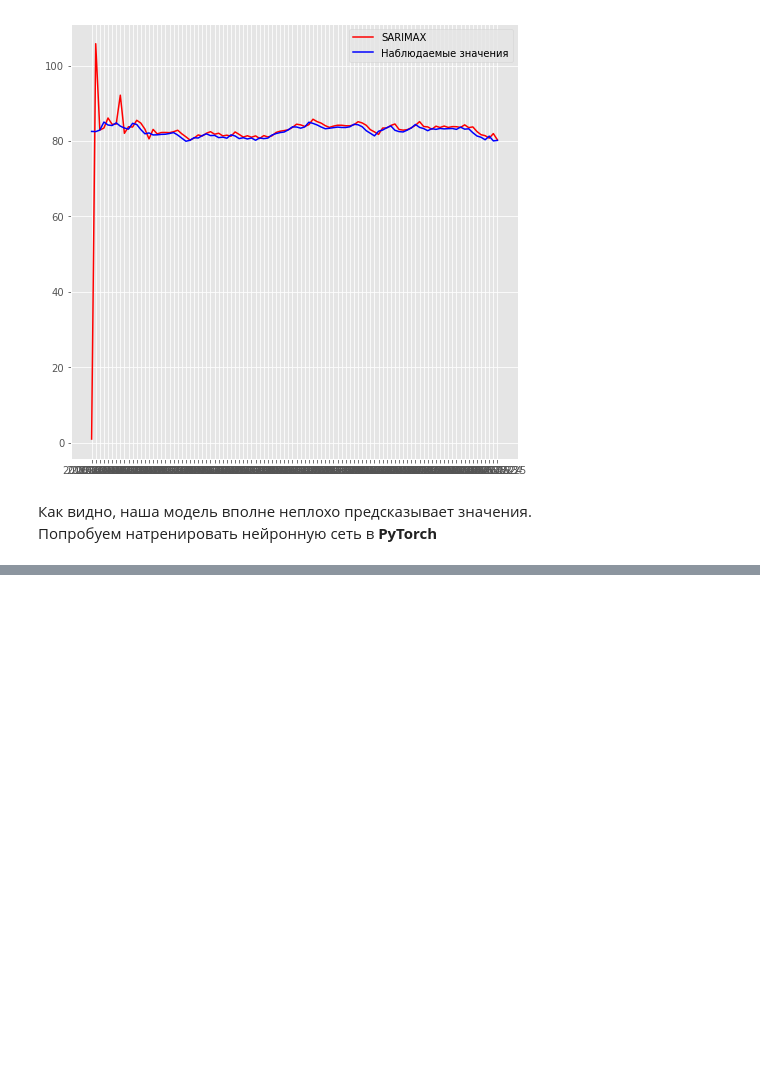
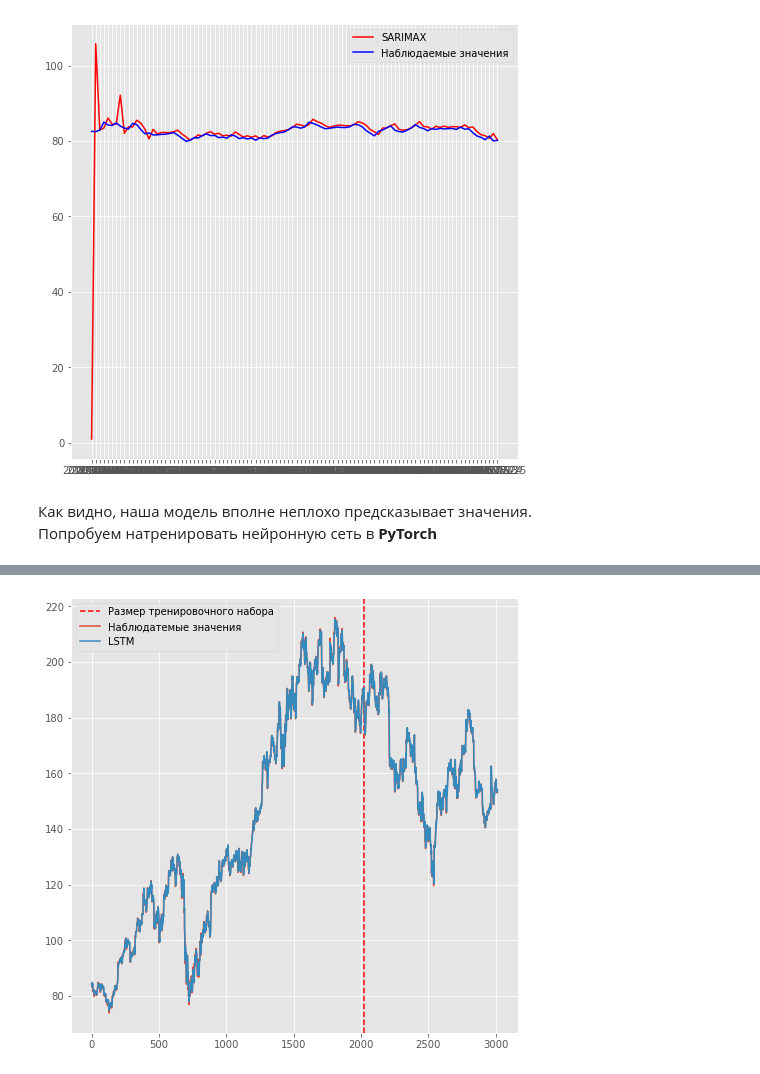
Before and after one commit to LuxAeterna311/DS-researches, a Jupyter notebook: Stocks analysis.ipynb, the cells around one changed output, grey strips where cells are left out. Cells and saved outputs as stored; diff of their text form; code cells hidden in the pictures; blank space fills up the shorter version.

```diff
--- a/Stocks analysis.ipynb
+++ b/Stocks analysis.ipynb
@@ -556,0 +594,3 @@ plt.legend();
+# %%
+training_set = IBM_high.values.copy()
+training_set = training_set.reshape(-1, 1)
@@ -556,0 +677,19 @@ plt.legend();
+# %%
+lstm.eval()
+train_predict = lstm(dataX)
+
+data_predict = train_predict.data.numpy()
+dataY_plot = dataY.data.numpy()
+
+data_predict = sc.inverse_transform(data_predict)
+dataY_plot = sc.inverse_transform(dataY_plot)
+
+plt.axvline(x=train_size, c='r', linestyle='--', label = "Размер тренировочного набора")
+
+plt.plot(dataY_plot, label = "Наблюдатемые значения")
+plt.plot(data_predict, label = "LSTM")
+plt.legend()
+# plt.savefig("LSTM.png")
+plt.show()
+# %% [output]
+[figure, added]
```
Also changed, not shown: parts of 8 cells of this notebook.
